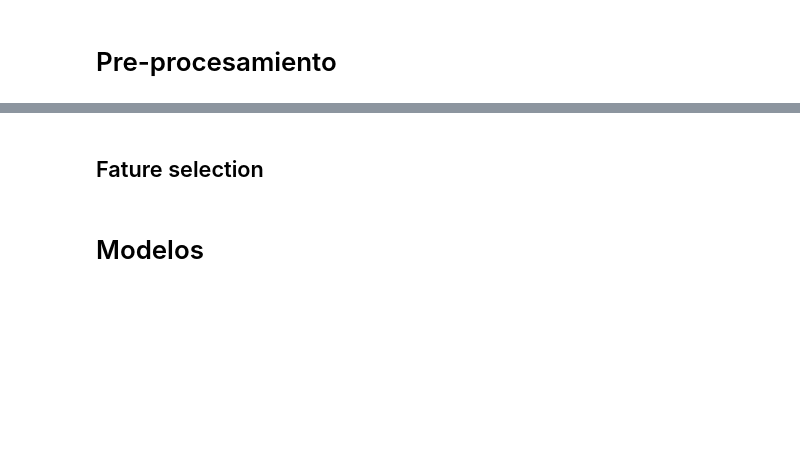
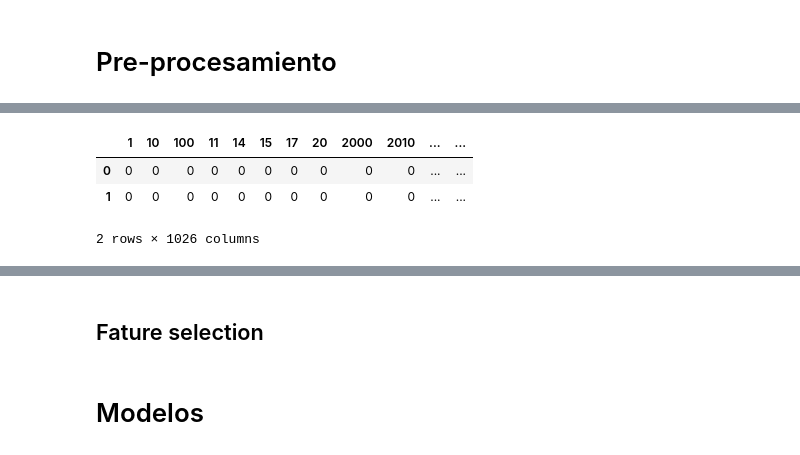
Before and after one commit to germanscillato/DS_DIGITALHOUSE-TP-INTEGRADOR, a Jupyter notebook: fakenews_organizada.ipynb, the cells around one changed output, grey strips where cells are left out. Drawn from its saved outputs; the diff is of its cells as text; code cells hidden in the pictures; blank space fills up the shorter version.

```diff
--- a/fakenews_organizada.ipynb
+++ b/fakenews_organizada.ipynb
@@ -184,8 +229,9 @@ porter = PorterStemmer()
 stopwords_en_porter = [porter.stem(x) for x in stopwords_en]
 # %%
 def porter_tokenizer(text):
-    ''' Esta función se utiliza cuando se sobre escribe el proceso de tokenización en la clase CountVectorizer
-    para que se pueda obtener también la raíz de la palabra.'''
+    ''' Esta función se utiliza cuando se sobre escribe el proceso
+    de tokenización en la clase CountVectorizer para que se pueda
+     obtener también la raíz de la palabra.'''
     words = word_tokenize(text)
     words = [re.sub('[^A-Za-z0-9]+', '', word) for word in words]  # remover los caracteres especiales
     words = [word.replace(' ', '') for word in words] #remover los espacios en blanco
@@ -203,12 +249,25 @@ warnings.filterwarnings('ignore')
 # %%
 # Esta celda se demora un poco en ejecutarse
 # La ventaja de este CountVectorizer customizado es que permite obtener la raíz de la palabra
-customized_vectorizer= CountVectorizer(lowercase = True, strip_accents='unicode', \
-                           tokenizer = porter_tokenizer, ngram_range = (1, 3), min_df = 3);
+customized_vectorizer= CountVectorizer(lowercase = True,
+                                        strip_accents='unicode',
+                                        tokenizer = porter_tokenizer,
+                                        ngram_range = (1, 3),
+                                        min_df = 3)
+
+##### usar fit_transform?????????
 customized_vectorizer.fit(X_train)
 customized_vectorizer_matrix = customized_vectorizer.transform(X_train)
-customized_vectorizer_df = pd.DataFrame(customized_vectorizer_matrix.todense(), columns=customized_vectorizer.get_feature_names())
-customized_vectorizer_df.head(2)
+customized_vectorizer_df = pd.DataFrame(customized_vectorizer_matrix.todense(),
+                                        columns=customized_vectorizer.get_feature_names())
 
 customized_vectorizer_test = customized_vectorizer.transform(X_test)
+customized_vectorizer_df.head(2)
+# %%
+customized_vectorizer_df.head(2)
+# %% [output]
+|  | 1 | 10 | 100 | 11 | 14 | 15 | 17 | 20 | 2000 | 2010 | ... | ... |
+| 0 | 0 | 0 | 0 | 0 | 0 | 0 | 0 | 0 | 0 | 0 | ... | ... |
+| 1 | 0 | 0 | 0 | 0 | 0 | 0 | 0 | 0 | 0 | 0 | ... | ... |
+2 rows × 1026 columns
 # %%
```
Also changed, not shown: parts of 22 cells of this notebook.
